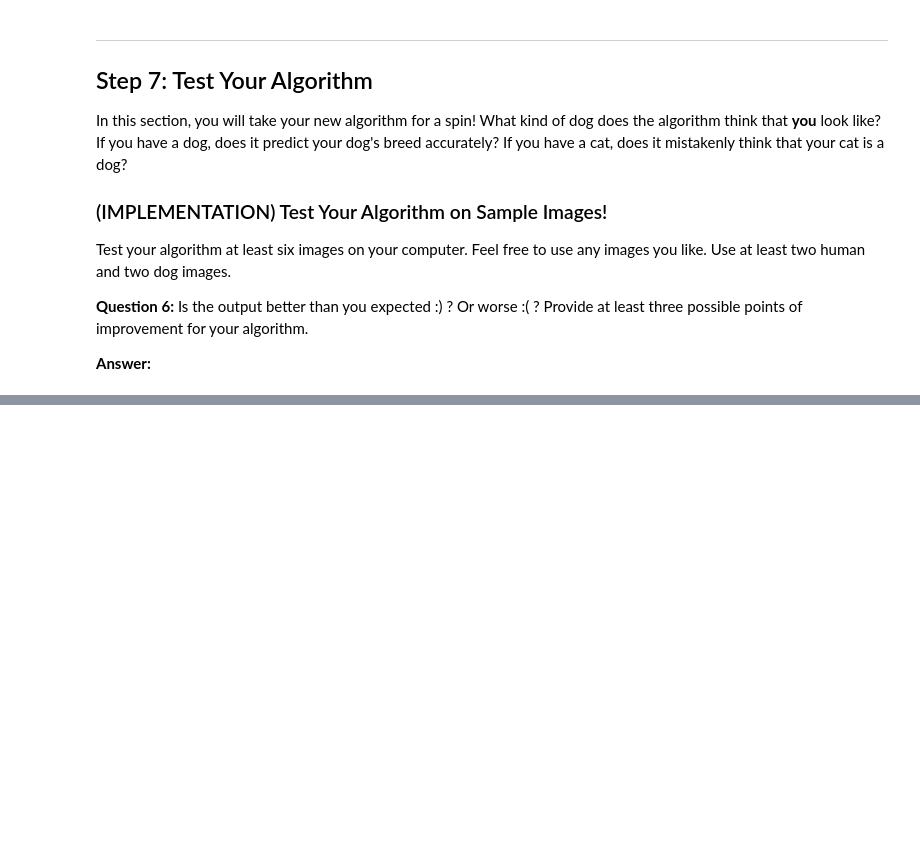
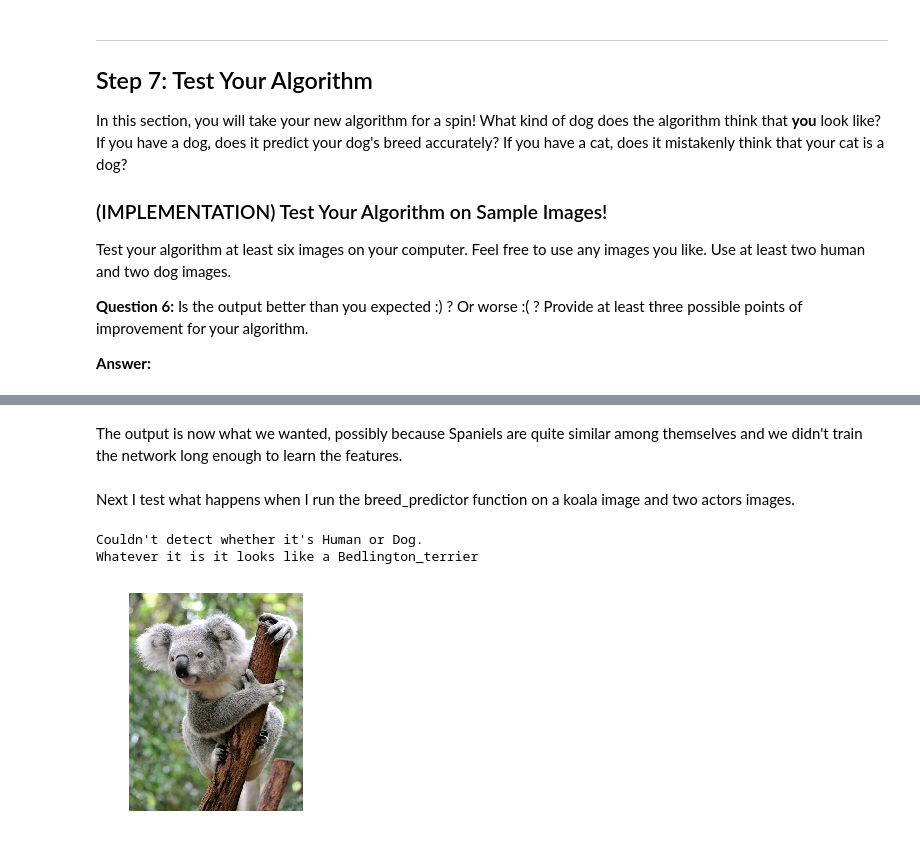
Before and after one commit to lucacerone/dog-project, a Jupyter notebook: dog_app.ipynb, the cells around one changed output, grey strips where cells are left out. Cells and saved outputs as stored; diff of their text form; code cells hidden in the pictures; blank space fills up the shorter version.

```diff
--- a/dog_app.ipynb
+++ b/dog_app.ipynb
@@ -639,0 +788,10 @@ __Answer:__
+# %% [markdown]
+The output is now what we wanted, possibly because Spaniels are quite similar among themselves and we didn't train the network long enough to learn the features.
+# %% [markdown]
+Next I test what happens when I run the breed_predictor function on a koala image and two actors images.
+# %%
+breed = breed_predictor("images/koala.jpg")
+# %% [output]
+Couldn't detect whether it's Human or Dog.
+Whatever it is it looks like a Bedlington_terrier
+[figure, added]
```
Also changed, not shown: parts of 36 cells of this notebook, 7 other files.
